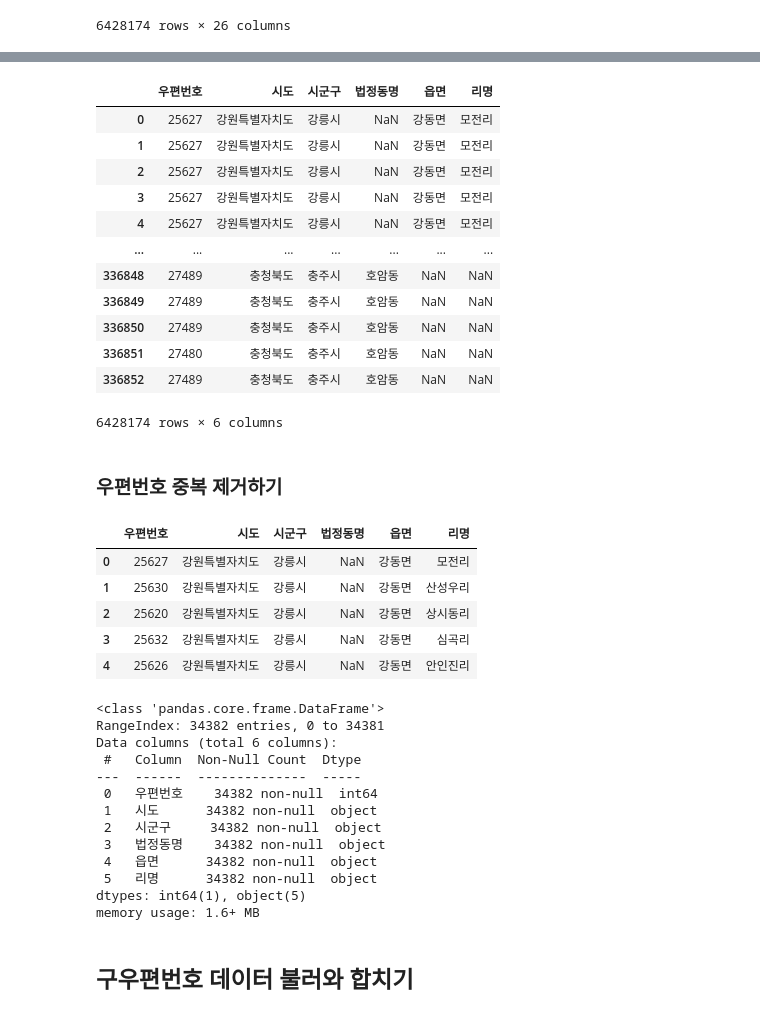
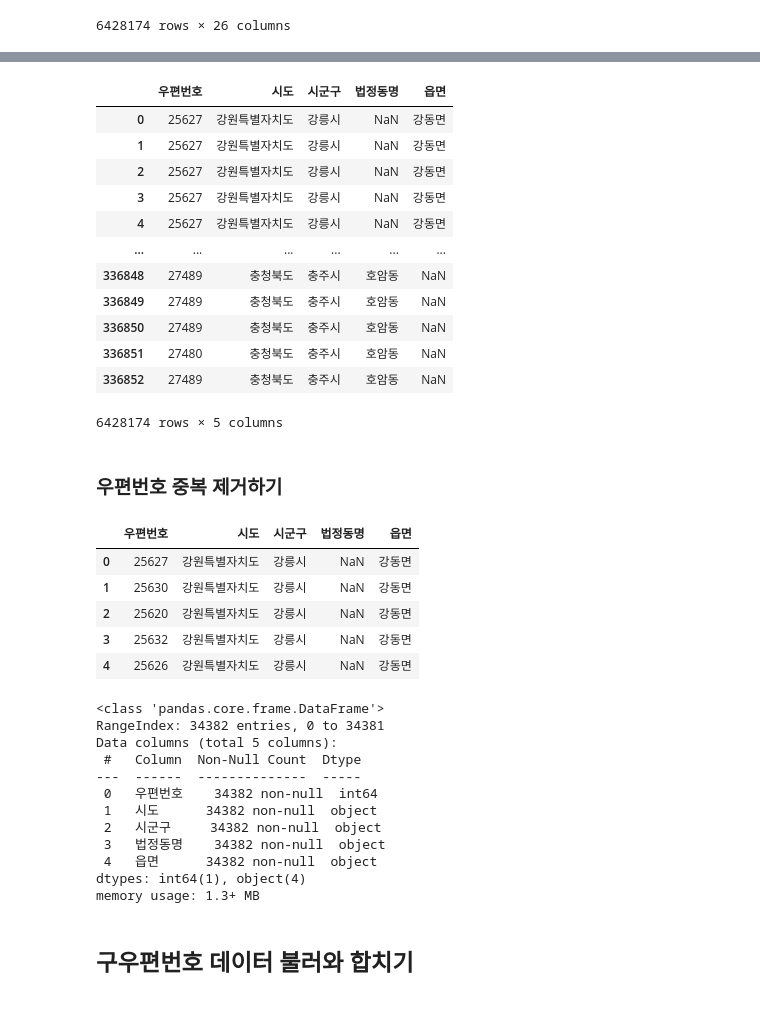
Before and after one commit to yusangsoo/Fintech_PM, a Jupyter notebook: 06_machine_learning/23_전국아파트실거래가_데이터분석_강사님버전.ipynb, the cells around one changed output, grey strips where cells are left out. Drawn from its saved outputs; the diff is of its cells as text; code cells hidden in the pictures.

```diff
--- a/06_machine_learning/23_전국아파트실거래가_데이터분석_강사님버전.ipynb
+++ b/06_machine_learning/23_전국아파트실거래가_데이터분석_강사님버전.ipynb
@@ -212,22 +212,22 @@ Data columns (total 26 columns):
 dtypes: float64(3), int64(10), object(13)
 memory usage: 1.3+ GB
 # %%
-address_df = address_df[['우편번호', '시도', '시군구', '법정동명', '읍면', '리명']]
+address_df = address_df[['우편번호', '시도', '시군구', '법정동명', '읍면']]
 address_df
 # %% [output]
-|  | 우편번호 | 시도 | 시군구 | 법정동명 | 읍면 | 리명 |
-| 0 | 25627 | 강원특별자치도 | 강릉시 | NaN | 강동면 | 모전리 |
-| 1 | 25627 | 강원특별자치도 | 강릉시 | NaN | 강동면 | 모전리 |
-| 2 | 25627 | 강원특별자치도 | 강릉시 | NaN | 강동면 | 모전리 |
-| 3 | 25627 | 강원특별자치도 | 강릉시 | NaN | 강동면 | 모전리 |
-| 4 | 25627 | 강원특별자치도 | 강릉시 | NaN | 강동면 | 모전리 |
-| ... | ... | ... | ... | ... | ... | ... |
-| 336848 | 27489 | 충청북도 | 충주시 | 호암동 | NaN | NaN |
-| 336849 | 27489 | 충청북도 | 충주시 | 호암동 | NaN | NaN |
-| 336850 | 27489 | 충청북도 | 충주시 | 호암동 | NaN | NaN |
-| 336851 | 27480 | 충청북도 | 충주시 | 호암동 | NaN | NaN |
-| 336852 | 27489 | 충청북도 | 충주시 | 호암동 | NaN | NaN |
+|  | 우편번호 | 시도 | 시군구 | 법정동명 | 읍면 |
+| 0 | 25627 | 강원특별자치도 | 강릉시 | NaN | 강동면 |
+| 1 | 25627 | 강원특별자치도 | 강릉시 | NaN | 강동면 |
+| 2 | 25627 | 강원특별자치도 | 강릉시 | NaN | 강동면 |
+| 3 | 25627 | 강원특별자치도 | 강릉시 | NaN | 강동면 |
+| 4 | 25627 | 강원특별자치도 | 강릉시 | NaN | 강동면 |
+| ... | ... | ... | ... | ... | ... |
+| 336848 | 27489 | 충청북도 | 충주시 | 호암동 | NaN |
+| 336849 | 27489 | 충청북도 | 충주시 | 호암동 | NaN |
+| 336850 | 27489 | 충청북도 | 충주시 | 호암동 | NaN |
+| 336851 | 27480 | 충청북도 | 충주시 | 호암동 | NaN |
+| 336852 | 27489 | 충청북도 | 충주시 | 호암동 | NaN |
-6428174 rows × 6 columns
+6428174 rows × 5 columns
 # %% [markdown]
 ### 우편번호 중복 제거하기
 # %%
@@ -235,19 +235,19 @@ address_df = address_df.drop_duplicates(subset = ['우편번호'])
 address_df = address_df.reset_index(drop = True)
 address_df.head()
 # %% [output]
-|  | 우편번호 | 시도 | 시군구 | 법정동명 | 읍면 | 리명 |
-| 0 | 25627 | 강원특별자치도 | 강릉시 | NaN | 강동면 | 모전리 |
-| 1 | 25630 | 강원특별자치도 | 강릉시 | NaN | 강동면 | 산성우리 |
-| 2 | 25620 | 강원특별자치도 | 강릉시 | NaN | 강동면 | 상시동리 |
-| 3 | 25632 | 강원특별자치도 | 강릉시 | NaN | 강동면 | 심곡리 |
-| 4 | 25626 | 강원특별자치도 | 강릉시 | NaN | 강동면 | 안인진리 |
+|  | 우편번호 | 시도 | 시군구 | 법정동명 | 읍면 |
+| 0 | 25627 | 강원특별자치도 | 강릉시 | NaN | 강동면 |
+| 1 | 25630 | 강원특별자치도 | 강릉시 | NaN | 강동면 |
+| 2 | 25620 | 강원특별자치도 | 강릉시 | NaN | 강동면 |
+| 3 | 25632 | 강원특별자치도 | 강릉시 | NaN | 강동면 |
+| 4 | 25626 | 강원특별자치도 | 강릉시 | NaN | 강동면 |
 # %%
 address_df = address_df.fillna(' ')
 address_df.info()
 # %% [output]
 <class 'pandas.core.frame.DataFrame'>
 RangeIndex: 34382 entries, 0 to 34381
-Data columns (total 6 columns):
+Data columns (total 5 columns):
  #   Column  Non-Null Count  Dtype
 ---  ------  --------------  -----
  0   우편번호    34382 non-null  int64
@@ -255,9 +255,8 @@ Data columns (total 6 columns):
  2   시군구     34382 non-null  object
  3   법정동명    34382 non-null  object
  4   읍면      34382 non-null  object
- 5   리명      34382 non-null  object
-dtypes: int64(1), object(5)
-memory usage: 1.6+ MB
+dtypes: int64(1), object(4)
+memory usage: 1.3+ MB
 # %% [markdown]
 ## 구우편번호 데이터 불러와 합치기
 # %%
```
Also changed, not shown: parts of 70 cells of this notebook, 2 other files.
